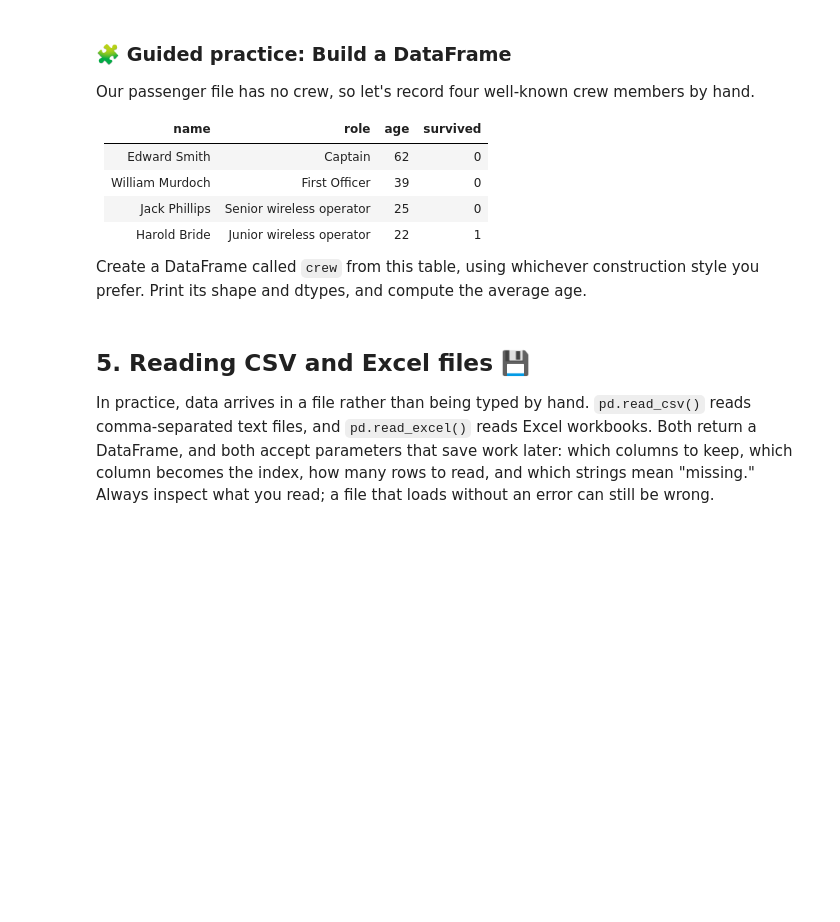
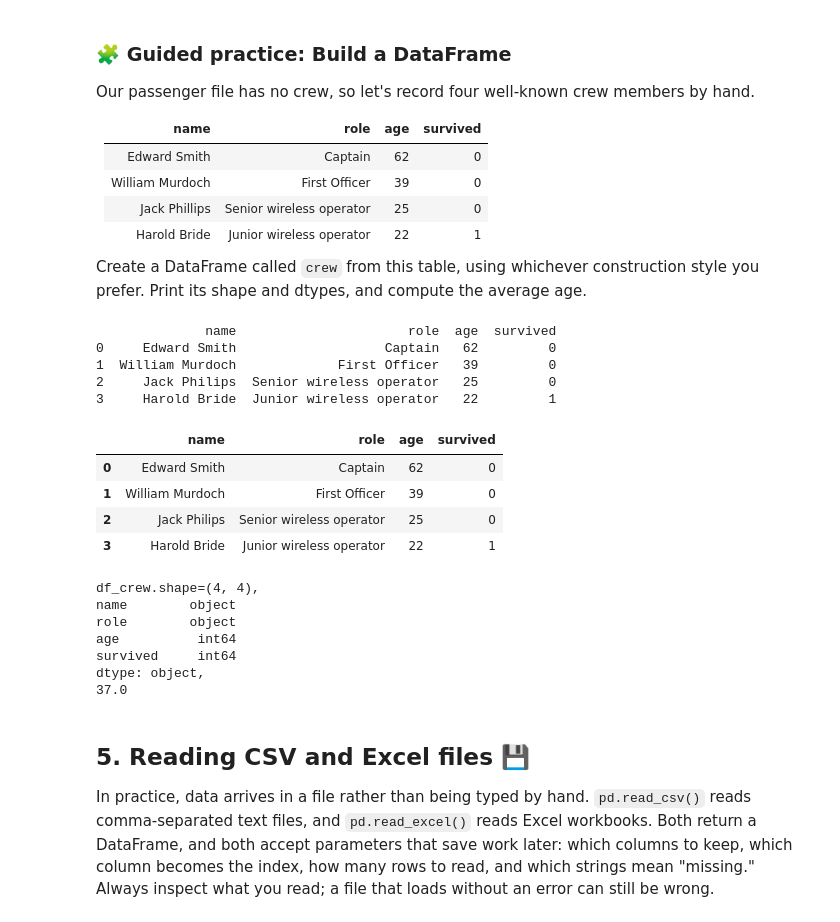
Before and after one commit to harshvardhaniimi/isa383-google-colab, a Jupyter notebook: 09_Pandas_Basic.ipynb, the cells around one changed output. Drawn from its saved outputs; the diff is of its cells as text; code cells hidden in the pictures; blank space fills up the shorter version.

```diff
--- a/09_Pandas_Basic.ipynb
+++ b/09_Pandas_Basic.ipynb
@@ -364,3 +439,34 @@ Print its shape and dtypes, and compute the average age.
+# %%
+# TODO: Create the crew DataFrame.
+crew = {
+    "name": ["Edward Smith", "William Murdoch", "Jack Philips", "Harold Bride"],
+    "role": ["Captain", "First Officer", "Senior wireless operator", "Junior wireless operator"],
+    "age": [62, 39, 25, 22],
+    "survived": [0,0,0,1]
+}
+df_crew = pd.DataFrame(crew)
+print(df_crew)
+display(df_crew)
+# TODO: Print crew.shape, crew.dtypes, and the average age.
+print(f"{df_crew.shape=}, \n{df_crew.dtypes}, \n{df_crew['age'].mean()}")
+# %% [output]
+              name                      role  age  survived
+0     Edward Smith                   Captain   62         0
+1  William Murdoch             First Officer   39         0
+2     Jack Philips  Senior wireless operator   25         0
+3     Harold Bride  Junior wireless operator   22         1
+|  | name | role | age | survived |
+| 0 | Edward Smith | Captain | 62 | 0 |
+| 1 | William Murdoch | First Officer | 39 | 0 |
+| 2 | Jack Philips | Senior wireless operator | 25 | 0 |
+| 3 | Harold Bride | Junior wireless operator | 22 | 1 |
+df_crew.shape=(4, 4),
+name        object
+role        object
+age          int64
+survived     int64
+dtype: object,
+37.0
 # %% [markdown]
 ## 5. Reading CSV and Excel files 💾
 
```
Also changed, not shown: parts of 19 cells of this notebook.
